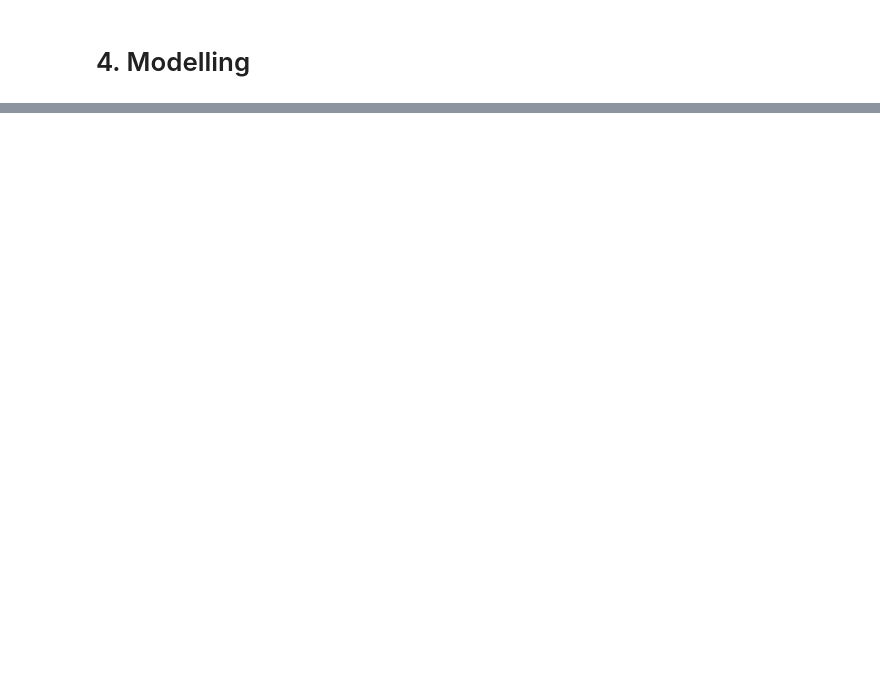
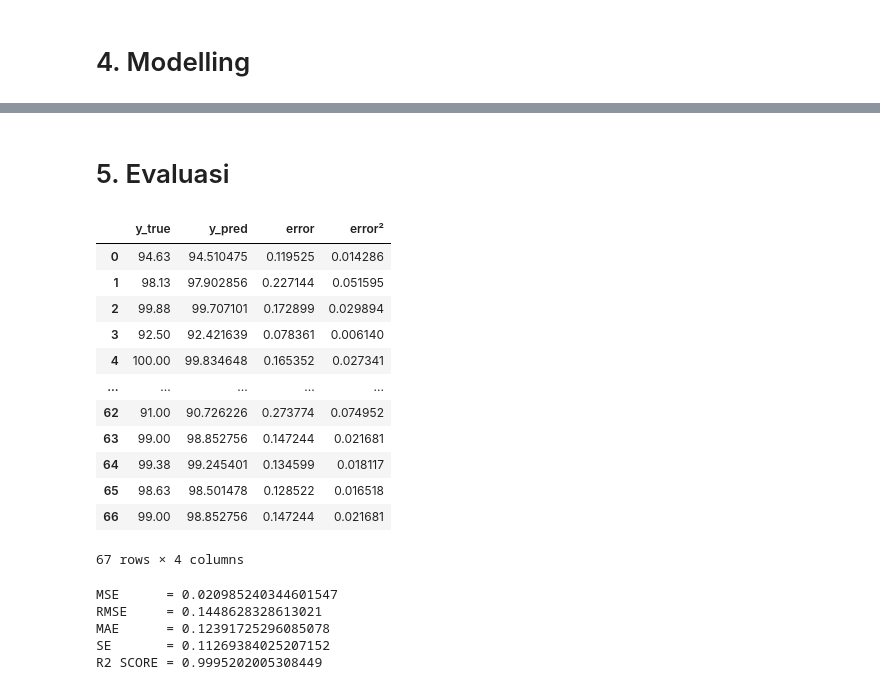
Before and after one commit to yudhaislamisulistya/non-linear-programming-ro, a Jupyter notebook: non-linear.ipynb, the cells around one changed output, grey strips where cells are left out. Saved outputs shown, nothing was run; the diff lists cells and outputs as text; code cells hidden in the pictures; blank space fills up the shorter version.

```diff
--- a/non-linear.ipynb
+++ b/non-linear.ipynb
@@ -181,3 +94,0 @@ def tanh_deriv(x, C): # berfungsi untuk menghitung turunan fungsi tangen hiperbo
-# %%
-X = tanh_deriv(X, 0.8) # berfungsi untuk memanggil fungsi non linear
-display(X)
@@ -351,0 +126,4 @@ R^2 correlation = 0.9964348634418513
+# %%
+x0 = np.zeros(9) # berfungsi untuk menginisialisasi nilai x0
+for i in range(len(x0)): # berfungsi untuk menghitung nilai x0
+    x0[i] = 0 # menginisialisasi nilai x0
@@ -351,0 +216,45 @@ R^2 correlation = 0.9964348634418513
+# %% [markdown]
+# 5. Evaluasi
+# %%
+def error(y_true, y_pred): # berfungsi untuk menghitung nilai error
+    return y_true - y_pred # berfungsi untuk menghitung nilai error dengan rumus y_true - y_pred
+
+def error2(y_true, y_pred): # berfungsi untuk menghitung nilai error2
+    return (y_true - y_pred)**2 # berfungsi untuk menghitung nilai error2 dengan rumus (y_true - y_pred)^2
+# %%
+final['error'] = error(final['y_true'], final['y_pred']) # berfungsi untuk menghitung nilai error
+final['error²'] = error2(final['y_true'], final['y_pred']) # berfungsi untuk menghitung nilai error2
+total_error = final['error²'].sum() # berfungsi untuk menghitung nilai total error
+display(final) # berfungsi untuk menampilkan nilai final
+# %% [output]
+|  | y_true | y_pred | error | error² |
+| 0 | 94.63 | 94.510475 | 0.119525 | 0.014286 |
+| 1 | 98.13 | 97.902856 | 0.227144 | 0.051595 |
+| 2 | 99.88 | 99.707101 | 0.172899 | 0.029894 |
+| 3 | 92.50 | 92.421639 | 0.078361 | 0.006140 |
+| 4 | 100.00 | 99.834648 | 0.165352 | 0.027341 |
+| ... | ... | ... | ... | ... |
+| 62 | 91.00 | 90.726226 | 0.273774 | 0.074952 |
+| 63 | 99.00 | 98.852756 | 0.147244 | 0.021681 |
+| 64 | 99.38 | 99.245401 | 0.134599 | 0.018117 |
+| 65 | 98.63 | 98.501478 | 0.128522 | 0.016518 |
+| 66 | 99.00 | 98.852756 | 0.147244 | 0.021681 |
+67 rows × 4 columns
+# %%
+MSE = total_error / len(final) # berfungsi untuk menghitung nilai MSE dengan rumus total error dibagi dengan panjang final
+RMSE = np.sqrt(MSE) # berfungsi untuk menghitung nilai RMSE dengan rumus akar kuadrat dari MSE
+MAE = final['error'].abs().sum() / len(final) # berfungsi untuk menghitung nilai MAE dengan rumus total error absolut dibagi dengan panjang final
+SE = final['error'].std() # berfungsi untuk menghitung nilai SE dengan rumus standar deviasi dari error
+R2SCORE = 1 - (final['error²'].sum() / ((final['y_true'] - final['y_true'].mean())**2).sum()) # berfungsi untuk menghitung nilai R2SCORE dengan rumus 1 - (total error kuadrat dibagi dengan ((y_true - rata-rata y_true)^2).sum())
+
+print('MSE      = ' + str(MSE)) # berfungsi untuk menampilkan nilai MSE
+print('RMSE     = ' + str(RMSE)) # berfungsi untuk menampilkan nilai RMSE
+print('MAE      = ' + str(MAE)) # berfungsi untuk menampilkan nilai MAE
+print('SE       = ' + str(SE)) # berfungsi untuk menampilkan nilai SE
+print('R2 SCORE = ' + str(R2SCORE)) # berfungsi untuk menampilkan nilai R2SCORE
+# %% [output]
+MSE      = 0.020985240344601547
+RMSE     = 0.1448628328613021
+MAE      = 0.12391725296085078
+SE       = 0.11269384025207152
+R2 SCORE = 0.9995202005308449
```
Also changed, not shown: parts of 21 cells of this notebook.
